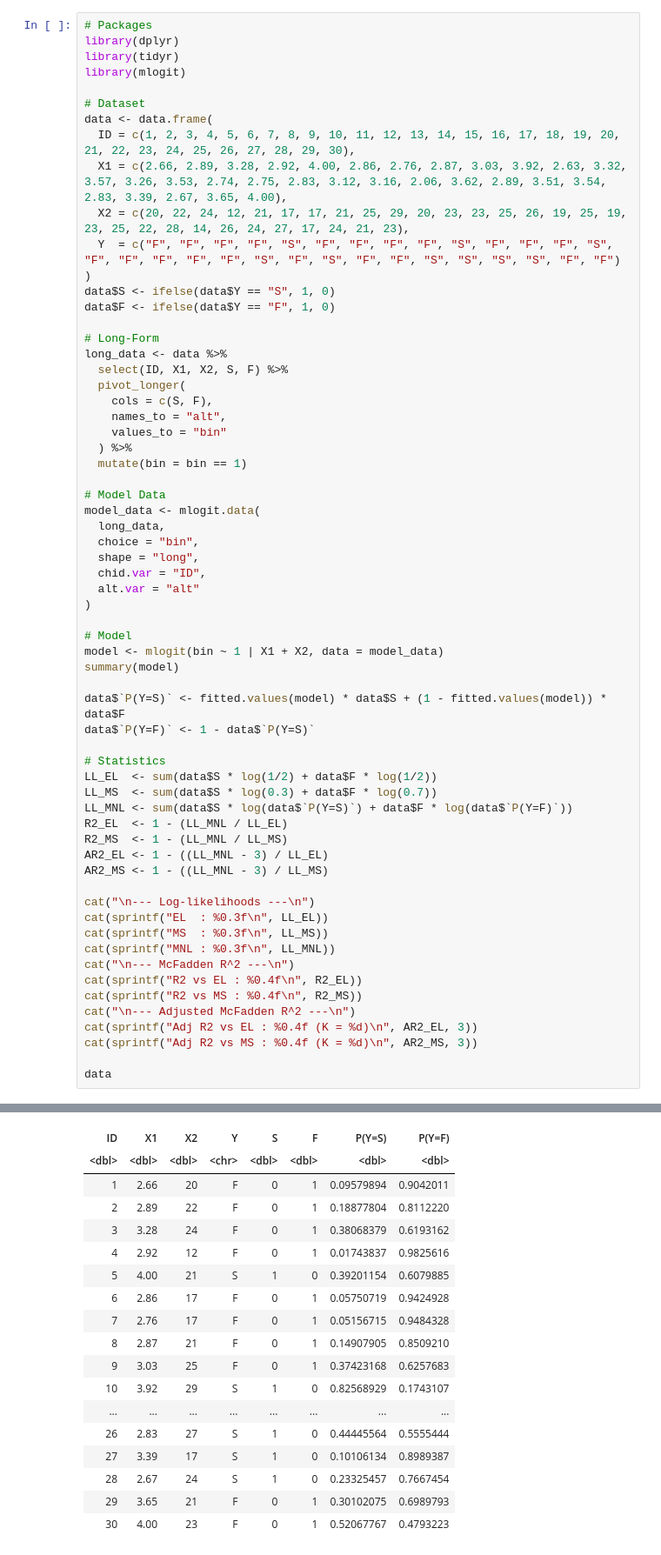
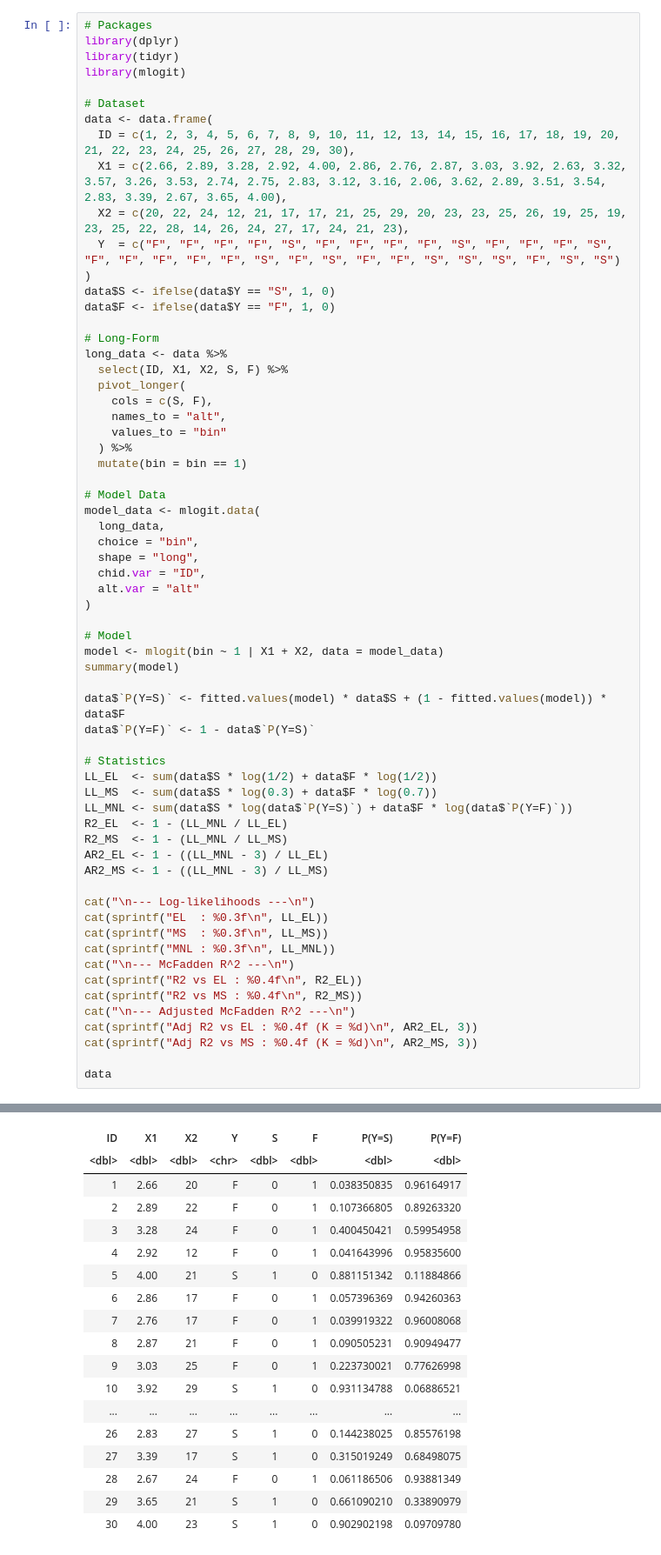
Before and after one commit to anmpahwa/CE5540, a Jupyter notebook: book/content/lecture_26.ipynb, the cells around one changed output, grey strips where cells are left out. Shown at 87% size. Saved outputs shown, nothing was run; the diff lists cells and outputs as text.

```diff
--- a/book/content/lecture_26.ipynb
+++ b/book/content/lecture_26.ipynb
@@ -254,7 +254,7 @@ data <- data.frame(
   ID = c(1, 2, 3, 4, 5, 6, 7, 8, 9, 10, 11, 12, 13, 14, 15, 16, 17, 18, 19, 20, 21, 22, 23, 24, 25, 26, 27, 28, 29, 30),
   X1 = c(2.66, 2.89, 3.28, 2.92, 4.00, 2.86, 2.76, 2.87, 3.03, 3.92, 2.63, 3.32, 3.57, 3.26, 3.53, 2.74, 2.75, 2.83, 3.12, 3.16, 2.06, 3.62, 2.89, 3.51, 3.54, 2.83, 3.39, 2.67, 3.65, 4.00),
   X2 = c(20, 22, 24, 12, 21, 17, 17, 21, 25, 29, 20, 23, 23, 25, 26, 19, 25, 19, 23, 25, 22, 28, 14, 26, 24, 27, 17, 24, 21, 23),
-  Y  = c("F", "F", "F", "F", "S", "F", "F", "F", "F", "S", "F", "F", "F", "S", "F", "F", "F", "F", "F", "S", "F", "S", "F", "F", "S", "S", "S", "S", "F", "F")
+  Y  = c("F", "F", "F", "F", "S", "F", "F", "F", "F", "S", "F", "F", "F", "S", "F", "F", "F", "F", "F", "S", "F", "S", "F", "F", "S", "S", "S", "F", "S", "S")
 )
 data$S <- ifelse(data$Y == "S", 1, 0)
 data$F <- ifelse(data$Y == "F", 1, 0)
@@ -339,19 +339,19 @@ Adj R2 vs MS : 0.0243 (K = 3)
 A data.frame: 30 × 8
 | ID | X1 | X2 | Y | S | F | P(Y=S) | P(Y=F) |
 | <dbl> | <dbl> | <dbl> | <chr> | <dbl> | <dbl> | <dbl> | <dbl> |
-| 1 | 2.66 | 20 | F | 0 | 1 | 0.09579894 | 0.9042011 |
-| 2 | 2.89 | 22 | F | 0 | 1 | 0.18877804 | 0.8112220 |
-| 3 | 3.28 | 24 | F | 0 | 1 | 0.38068379 | 0.6193162 |
-| 4 | 2.92 | 12 | F | 0 | 1 | 0.01743837 | 0.9825616 |
-| 5 | 4.00 | 21 | S | 1 | 0 | 0.39201154 | 0.6079885 |
-| 6 | 2.86 | 17 | F | 0 | 1 | 0.05750719 | 0.9424928 |
-| 7 | 2.76 | 17 | F | 0 | 1 | 0.05156715 | 0.9484328 |
-| 8 | 2.87 | 21 | F | 0 | 1 | 0.14907905 | 0.8509210 |
-| 9 | 3.03 | 25 | F | 0 | 1 | 0.37423168 | 0.6257683 |
-| 10 | 3.92 | 29 | S | 1 | 0 | 0.82568929 | 0.1743107 |
+| 1 | 2.66 | 20 | F | 0 | 1 | 0.038350835 | 0.96164917 |
+| 2 | 2.89 | 22 | F | 0 | 1 | 0.107366805 | 0.89263320 |
+| 3 | 3.28 | 24 | F | 0 | 1 | 0.400450421 | 0.59954958 |
+| 4 | 2.92 | 12 | F | 0 | 1 | 0.041643996 | 0.95835600 |
+| 5 | 4.00 | 21 | S | 1 | 0 | 0.881151342 | 0.11884866 |
+| 6 | 2.86 | 17 | F | 0 | 1 | 0.057396369 | 0.94260363 |
+| 7 | 2.76 | 17 | F | 0 | 1 | 0.039919322 | 0.96008068 |
+| 8 | 2.87 | 21 | F | 0 | 1 | 0.090505231 | 0.90949477 |
+| 9 | 3.03 | 25 | F | 0 | 1 | 0.223730021 | 0.77626998 |
+| 10 | 3.92 | 29 | S | 1 | 0 | 0.931134788 | 0.06886521 |
 | ... | ... | ... | ... | ... | ... | ... | ... |
-| 26 | 2.83 | 27 | S | 1 | 0 | 0.44445564 | 0.5555444 |
-| 27 | 3.39 | 17 | S | 1 | 0 | 0.10106134 | 0.8989387 |
-| 28 | 2.67 | 24 | S | 1 | 0 | 0.23325457 | 0.7667454 |
-| 29 | 3.65 | 21 | F | 0 | 1 | 0.30102075 | 0.6989793 |
-| 30 | 4.00 | 23 | F | 0 | 1 | 0.52067767 | 0.4793223 |
+| 26 | 2.83 | 27 | S | 1 | 0 | 0.144238025 | 0.85576198 |
+| 27 | 3.39 | 17 | S | 1 | 0 | 0.315019249 | 0.68498075 |
+| 28 | 2.67 | 24 | F | 0 | 1 | 0.061186506 | 0.93881349 |
+| 29 | 3.65 | 21 | S | 1 | 0 | 0.661090210 | 0.33890979 |
+| 30 | 4.00 | 23 | S | 1 | 0 | 0.902902198 | 0.09709780 |
```
Also changed, not shown: parts of 3 cells of this notebook.
